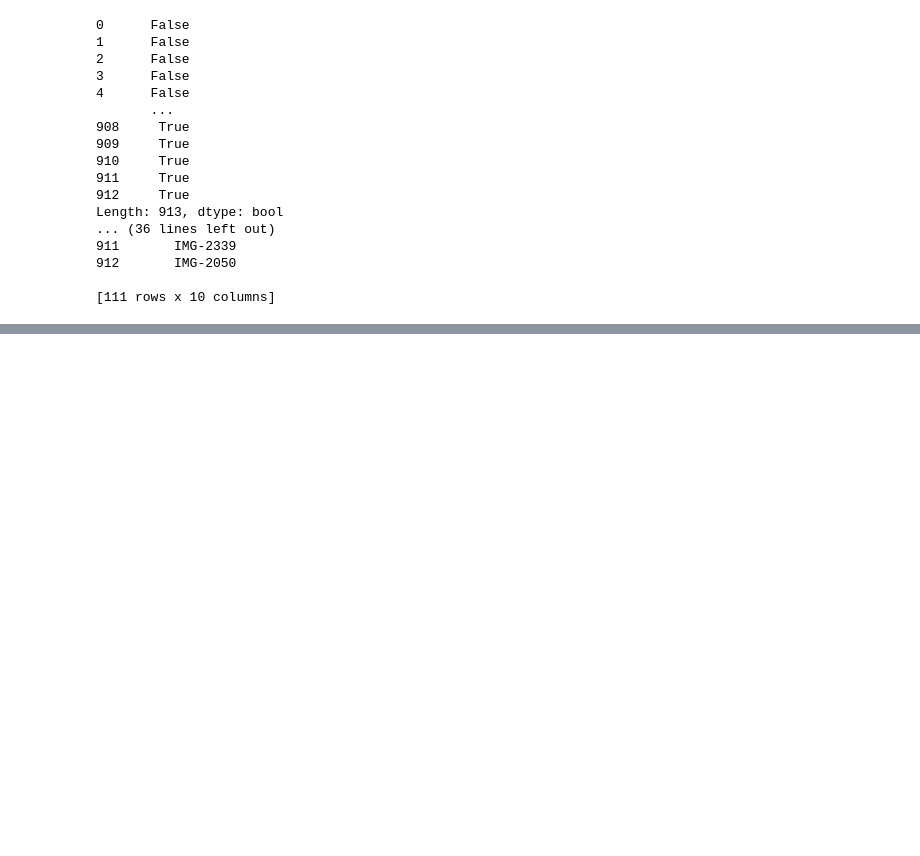
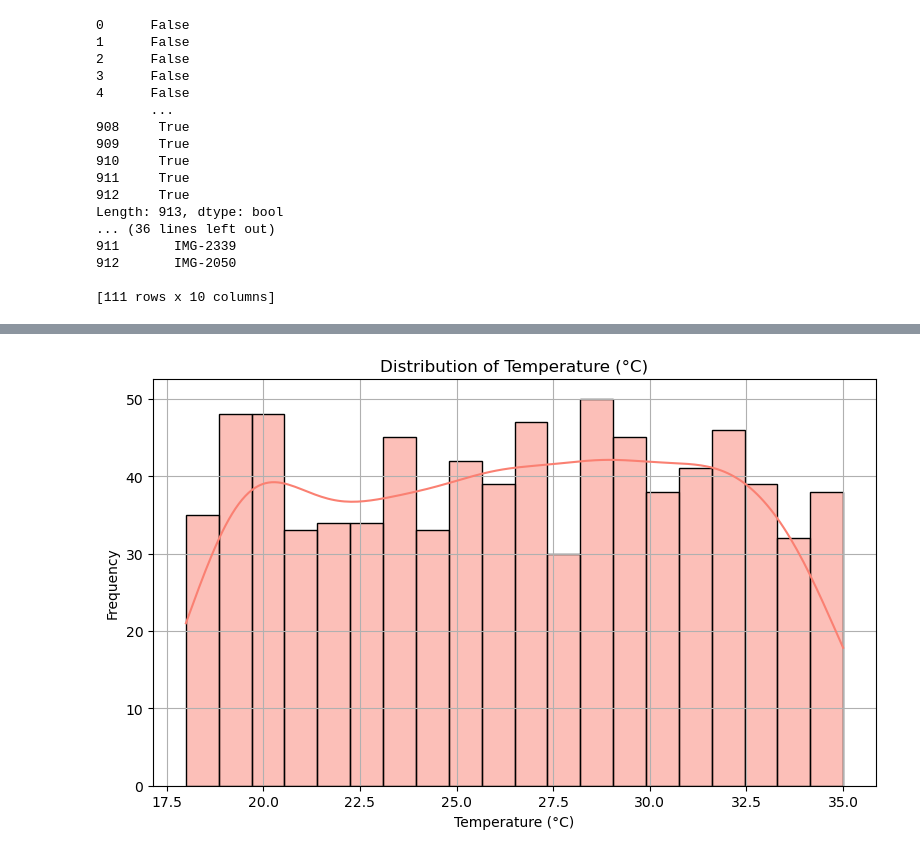
Before and after one commit to arthursuuna/SSUUNA_ARTHUR, a Jupyter notebook: assignment5.ipynb, the cells around one changed output, grey strips where cells are left out. Cells and saved outputs as stored; diff of their text form; code cells hidden in the pictures; blank space fills up the shorter version.

```diff
--- a/assignment5.ipynb
+++ b/assignment5.ipynb
@@ -99,0 +153,13 @@ df.replace('error', np.nan, inplace=True)
+# %%
+# histogram for temperature
+
+plt.figure(figsize=(8, 5))
+sns.histplot(df['Temperature(C)'], bins=20, kde=True, color='salmon')
+plt.title('Distribution of Temperature (°C)')
+plt.xlabel('Temperature (°C)')
+plt.ylabel('Frequency')
+plt.grid(True)
+plt.tight_layout()
+plt.show()
+# %% [output]
+[figure, added]
```
Also changed, not shown: parts of 11 cells of this notebook, 2 other files.
